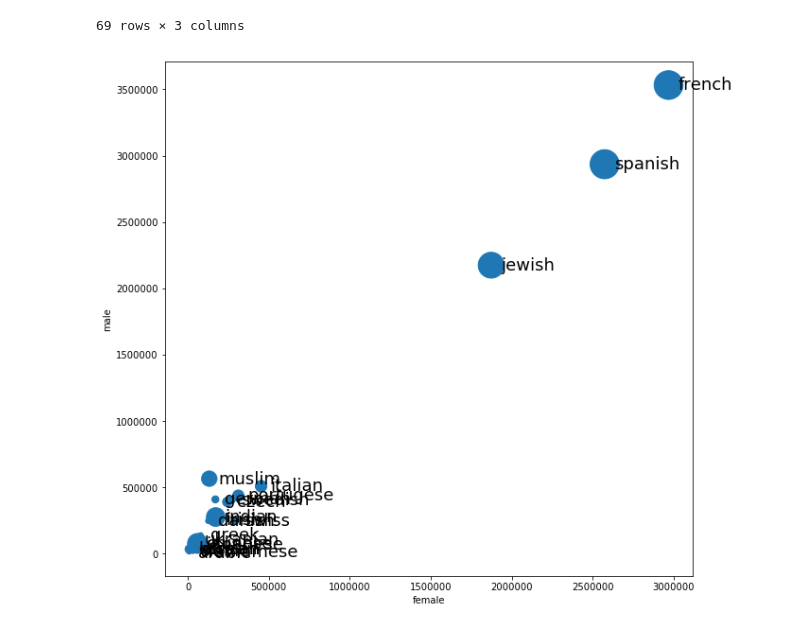
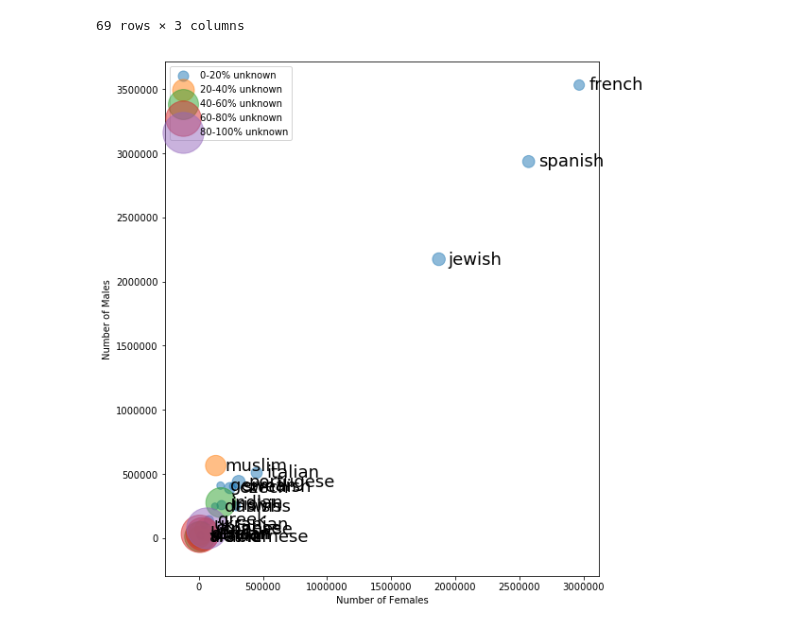
Before and after one commit to gaborcsapo/GenderEthnicity, a Jupyter notebook: Capstone.ipynb, the cells around one changed output. Cells and saved outputs as stored; diff of their text form; code cells hidden in the pictures.

```diff
--- a/Capstone.ipynb
+++ b/Capstone.ipynb
@@ -109,19 +110,33 @@ df.groupby(['ethnicity','gender']).size().reset_index().sort_values(by=['gender'
 | 17 | french | 2 | 3531931 |
 69 rows × 3 columns
 # %%
-new_df = pd.DataFrame(columns=('unknown', 'female', 'male'))
+new_df = pd.DataFrame(columns=('% of unknown', 'no of female', 'no of male'))
 for name, group in df.groupby(['ethnicity','gender']).size().reset_index().groupby('ethnicity'):
-    marker = group[group['gender'] == 0][0].iloc[0]
     x_val = group[group['gender'] == 1][0].iloc[0]
     y_val = group[group['gender'] == 2][0].iloc[0]
+    marker = group[group['gender'] == 0][0].iloc[0] / (x_val+y_val+group[group['gender'] == 0][0].iloc[0])
     new_df.loc[name] = [marker, x_val, y_val]
-new_df.sort_values('male', ascending=False, inplace=True)
+new_df.sort_values('no of male', ascending=False, inplace=True)
+sizes = [100*(i+1.) for i in range(M)]
+labels = ['0-20% unknown', '20-40% unknown', '40-60% unknown', '60-80% unknown', '80-100% unknown']
+M = 5
 
-ax = new_df.plot('female', 'male', s=new_df['unknown'].astype(float)/2000, kind='scatter', figsize=(10,10))
+
+bins = np.linspace(new_df['% of unknown'].min(), new_df['% of unknown'].max(), M)
+grouped = new_df.groupby(np.digitize(new_df['% of unknown'], bins))
+
+fig, ax = plt.subplots(figsize=(10,10))
+for i, (name, group) in enumerate(grouped):
+    plt.scatter(group['no of female'], group['no of male'], s=(group['% of unknown']*50)**2, alpha=0.5, label=labels[i])
+
 for k, v in new_df.iterrows():
-    ax.annotate(k, v[['female', 'male']],
+    ax.annotate(k, v[['no of female', 'no of male']],
                 xytext=(10,-5), textcoords='offset points',
                 family='sans-serif', fontsize=18)
+ax.axis('scaled')
+ax.set_xlabel('Number of Females')
+ax.set_ylabel('Number of Males')
+plt.legend()
 plt.show()
 # %% [output]
-[figure, old version]
+[figure, new version]
```
Also changed, not shown: parts of 4 cells of this notebook.
